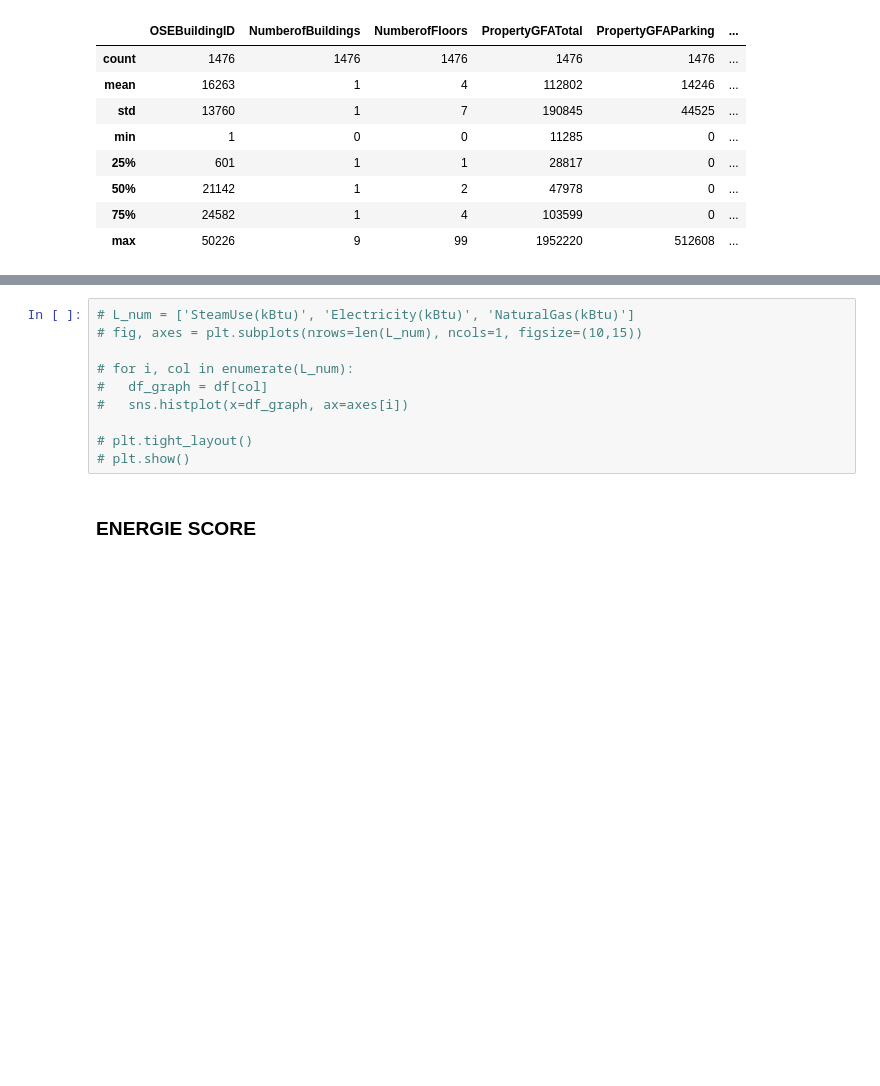
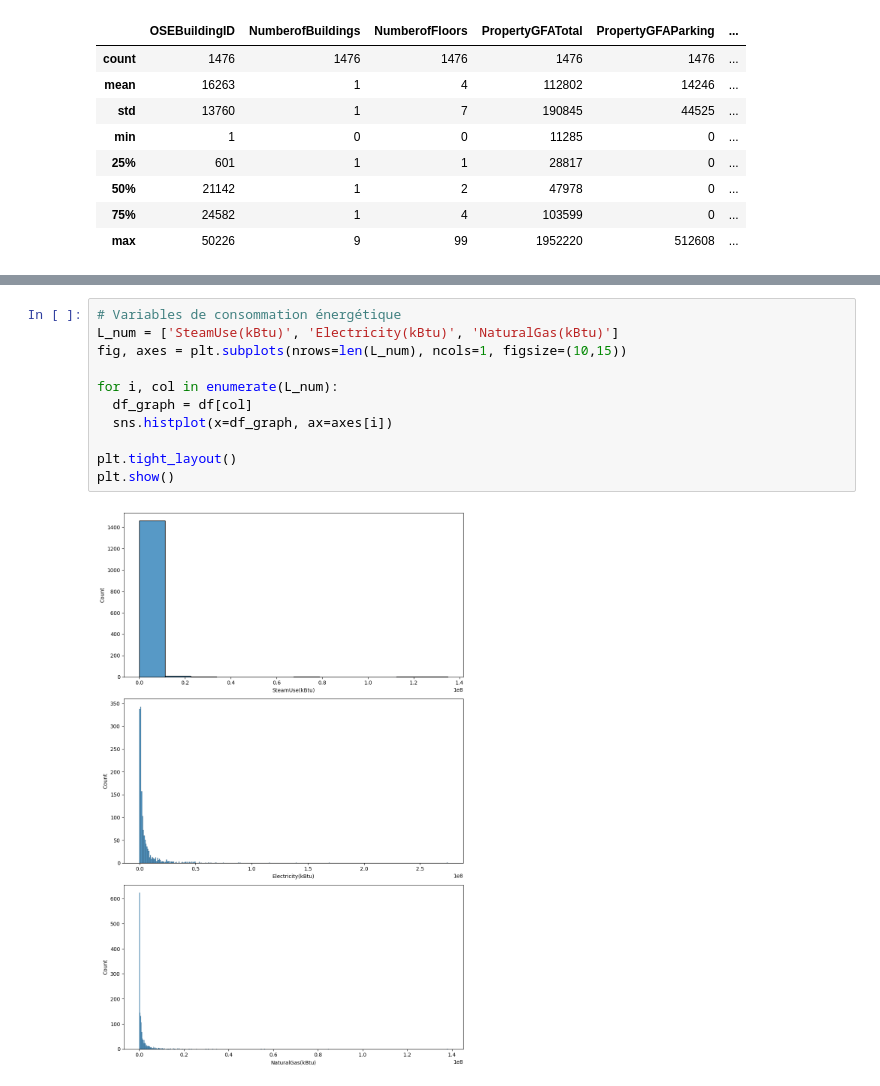
Before and after one commit to helenatong/oc_p3_Anticipez_les_besoins_en_consommation_de_batiments, a Jupyter notebook: cleaning.ipynb, the cells around one changed output, grey strips where cells are left out. Drawn from its saved outputs; the diff is of its cells as text; blank space fills up the shorter version.

```diff
--- a/cleaning.ipynb
+++ b/cleaning.ipynb
@@ -688,12 +627,13 @@ VARIABLES QUANTITATIVES :
 # %%
-# L_num = ['SteamUse(kBtu)', 'Electricity(kBtu)', 'NaturalGas(kBtu)']
-# fig, axes = plt.subplots(nrows=len(L_num), ncols=1, figsize=(10,15))
+# Variables de consommation énergétique
+L_num = ['SteamUse(kBtu)', 'Electricity(kBtu)', 'NaturalGas(kBtu)']
+fig, axes = plt.subplots(nrows=len(L_num), ncols=1, figsize=(10,15))
 
-# for i, col in enumerate(L_num):
-#   df_graph = df[col]
-#   sns.histplot(x=df_graph, ax=axes[i])
+for i, col in enumerate(L_num):
+  df_graph = df[col]
+  sns.histplot(x=df_graph, ax=axes[i])
 
-# plt.tight_layout()
-# plt.show()
+plt.tight_layout()
+plt.show()
+# %% [output]
+[figure, added]
-# %% [markdown]
-### **ENERGIE SCORE**
```
Also changed, not shown: parts of 60 cells of this notebook.
